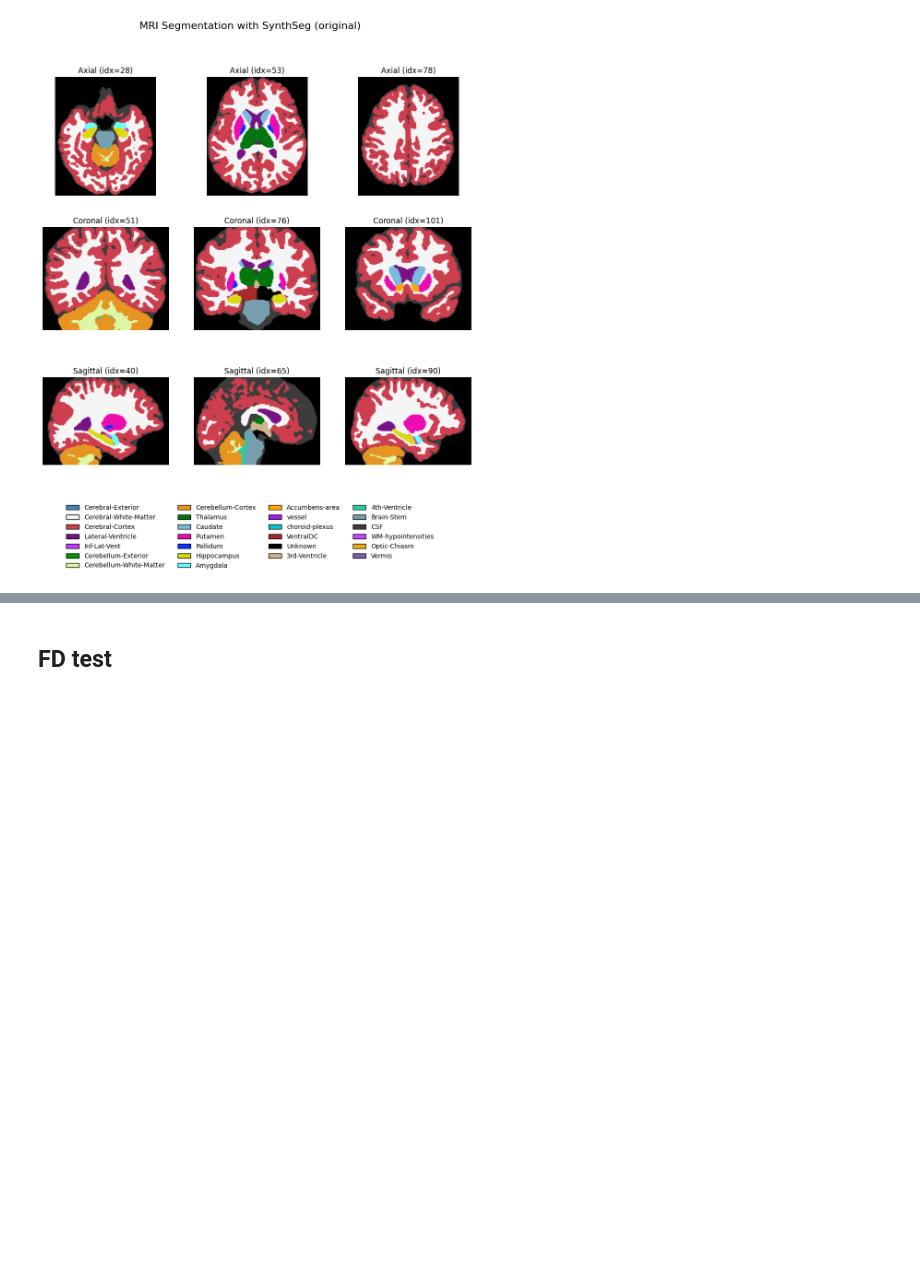
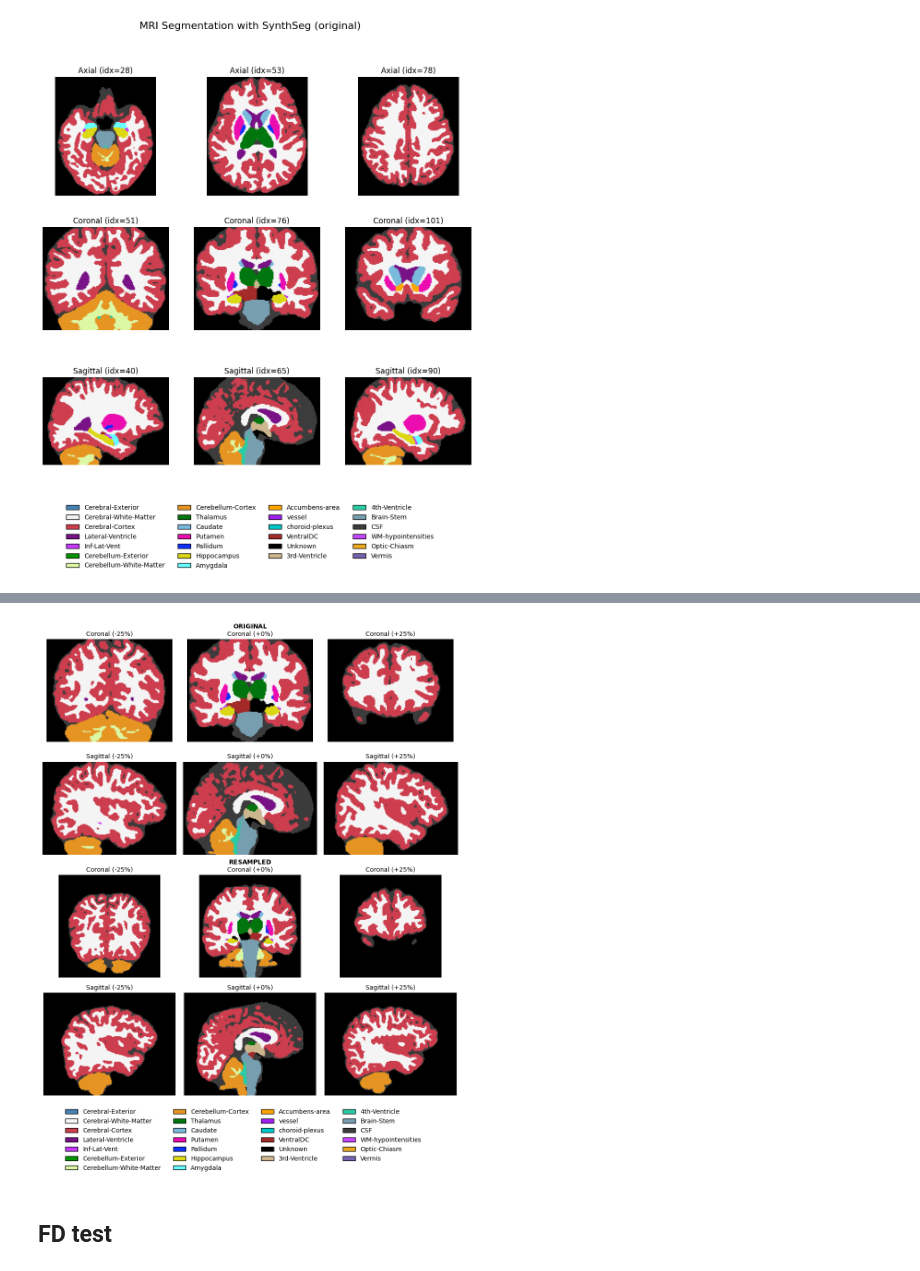
Before and after one commit to toelt-llc/mri_fractal, a Jupyter notebook: data_pipeline/5-Basel_MRI_dataset.ipynb, the cells around one changed output, grey strips where cells are left out. Drawn from its saved outputs; the diff is of its cells as text; code cells hidden in the pictures; blank space fills up the shorter version.

Commit message:
percentile curves

```diff
--- a/data_pipeline/5-Basel_MRI_dataset.ipynb
+++ b/data_pipeline/5-Basel_MRI_dataset.ipynb
@@ -583,3 +585,85 @@ plt.show()
+# %%
+# --- data arrays ---
+orig = img_from_original.get_fdata()   # ORIGINAL
+rsmp = img.get_fdata()                 # RESAMPLED
+
+# --- settings ---
+offsets_pct = [-25, 0, 25]   # percent of the full axis length, added around the centre
+cmap_use = cmap              # assumes you already defined cmap, norm
+norm_use = norm
+
+# helper: compute index from percent offset (around centre), with clipping
+def idx_from_pct(center, length, pct):
+    idx = int(round(center + (pct/100.0)*length))
+    return int(np.clip(idx, 0, length-1))
+
+# centres and lengths
+Hx, Hy, Hz   = orig.shape
+Cx, Cy, Cz   = Hx//2, Hy//2, Hz//2
+Hx2, Hy2, Hz2 = rsmp.shape
+Cx2, Cy2, Cz2 = Hx2//2, Hy2//2, Hz2//2
+
+# figure: 4 rows (orig coronal, orig sagittal, rsmp coronal, rsmp sagittal) × len(offsets)
+fig, axes = plt.subplots(4, len(offsets_pct), figsize=(12, 14))
+
+# plotting loop (dataset label, data, dims, centres, start row)
+for row0, (ds_label, arr, (LX, LY, LZ), (CXm, CYm, CZm)) in enumerate([
+    ("ORIGINAL",  orig, (Hx, Hy, Hz), (Cx, Cy, Cz)),
+    ("RESAMPLED", rsmp, (Hx2, Hy2, Hz2), (Cx2, Cy2, Cz2)),
+]):
+    # coronal row
+    r_cor = row0*2 + 0
+    for c, pct in enumerate(offsets_pct):
+        y_idx = idx_from_pct(CYm, LY, pct)   # coronal slice: fix Y
+        sl = arr[:, y_idx, :]                # (X,Z)
+        ax = axes[r_cor, c]
+        ax.imshow(np.rot90(sl), cmap=cmap_use, norm=norm_use)
+        if c == 1:
+            # dataset label bold, orientation/offset normal
+            ax.set_title(f"$\\bf{{{ds_label}}}$\nCoronal ({pct:+}%)", fontsize=10)
+        else:
+            ax.set_title(f"Coronal ({pct:+}%)", fontsize=10)
+        ax.axis("off")
+
+    # sagittal row
+    r_sag = row0*2 + 1
+    for c, pct in enumerate(offsets_pct):
+        x_idx = idx_from_pct(CXm, LX, pct)   # sagittal slice: fix X
+        sl = arr[x_idx, :, :]                # (Y,Z)
+        ax = axes[r_sag, c]
+        ax.imshow(np.rot90(sl), cmap=cmap_use, norm=norm_use)
+        ax.set_title(f"Sagittal ({pct:+}%)", fontsize=10)
+        ax.axis("off")
+
+# ----- legend (kept from your code) -----
+BOB_idx_lbl['region'] = (BOB_idx_lbl['name']
+    .str.replace('^Left-', '', regex=True)
+    .str.replace('^Right-', '', regex=True)
+)
+
+sides        = BOB_idx_lbl[BOB_idx_lbl['name'].str.startswith(('Left-','Right-'))]
+unique_sides = sides.drop_duplicates('region')
+non_sides    = BOB_idx_lbl[~BOB_idx_lbl['name'].str.startswith(('Left-','Right-'))]
+legend_df    = pd.concat([unique_sides, non_sides], ignore_index=True)
+
+handles = [
+    Patch(facecolor=row['color'], edgecolor='black', label=row['region'])
+    for _, row in legend_df.iterrows()
+]
+
+fig.legend(
+    handles=handles,
+    loc='lower center',
+    ncol=4,
+    bbox_to_anchor=(0.5, 0.02),
+    frameon=False
+)
+
+plt.subplots_adjust(bottom=0.15, hspace=0.15, wspace=0.05)
+plt.savefig('../../Figures/Original_vs_Resampled_after_SynthSeg.png', dpi=600)
+plt.show()
+# %% [output]
+[figure, added]
 # %% [markdown]
 ## FD test
 # %% [markdown]
```
Also changed, not shown: parts of 1 cell of this notebook, 1 other file.
